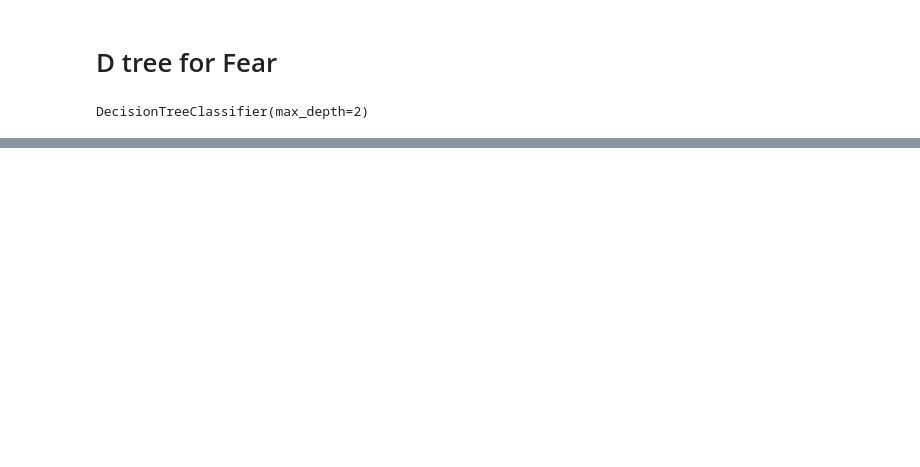
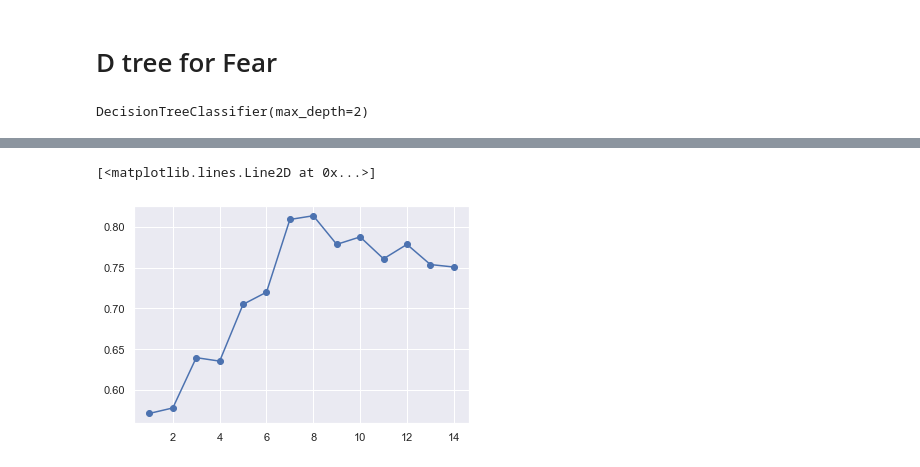
Before and after one commit to TsienJin/SC1015-Project, a Jupyter notebook: ML/ML for emotions.ipynb, the cells around one changed output, grey strips where cells are left out. Saved outputs shown, nothing was run; the diff lists cells and outputs as text; code cells hidden in the pictures; blank space fills up the shorter version.

```diff
--- a/ML/ML for emotions.ipynb
+++ b/ML/ML for emotions.ipynb
@@ -232,0 +269,5 @@ Classification Accuracy:  0.5826657511253529
+# %%
+plt.plot(range(1,15), list, marker='o')
+# %% [output]
+[<matplotlib.lines.Line2D at 0x...>]
+[figure, added]
```
Also changed, not shown: parts of 9 cells of this notebook.
